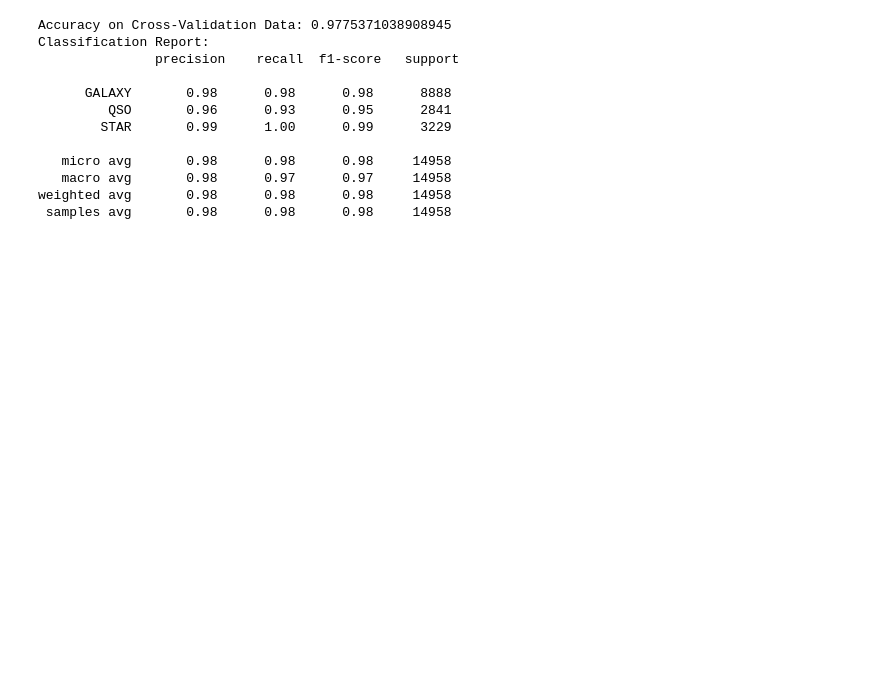
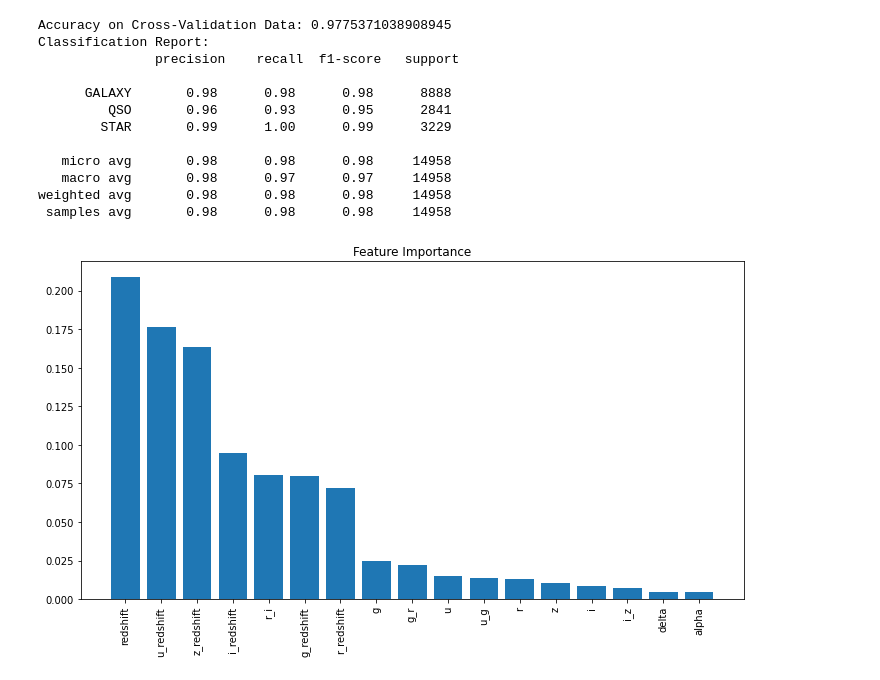
Before and after one commit to arnavhasija/nasa_stars_classification, a Jupyter notebook: stars_classification.ipynb, the cells around one changed output. Drawn from its saved outputs; the diff is of its cells as text; code cells hidden in the pictures; blank space fills up the shorter version.

Commit message:
include feature importance analysis

```diff
--- a/stars_classification.ipynb
+++ b/stars_classification.ipynb
@@ -291,3 +269,26 @@ Classification Report:
    macro avg       0.98      0.97      0.97     14958
 weighted avg       0.98      0.98      0.98     14958
  samples avg       0.98      0.98      0.98     14958
+# %%
+import numpy as np
+# Fit the model on the training data
+rf_classifier.fit(X_train, y_train_encoded)
+
+# Get feature importances
+feature_importances = rf_classifier.feature_importances_
+
+# Get feature names from your preprocessed DataFrame (assuming it's a Pandas DataFrame)
+feature_names = X_train.columns
+
+# Sort features based on importance
+sorted_indices = np.argsort(feature_importances)[::-1]
+
+# Plot the feature importances
+plt.figure(figsize=(10, 6))
+plt.title("Feature Importance")
+plt.bar(range(len(feature_importances)), feature_importances[sorted_indices])
+plt.xticks(range(len(feature_importances)), np.array(feature_names)[sorted_indices], rotation=90)
+plt.tight_layout()
+plt.show()
+# %% [output]
+[figure, added]
```
Also changed, not shown: parts of 4 cells of this notebook.
